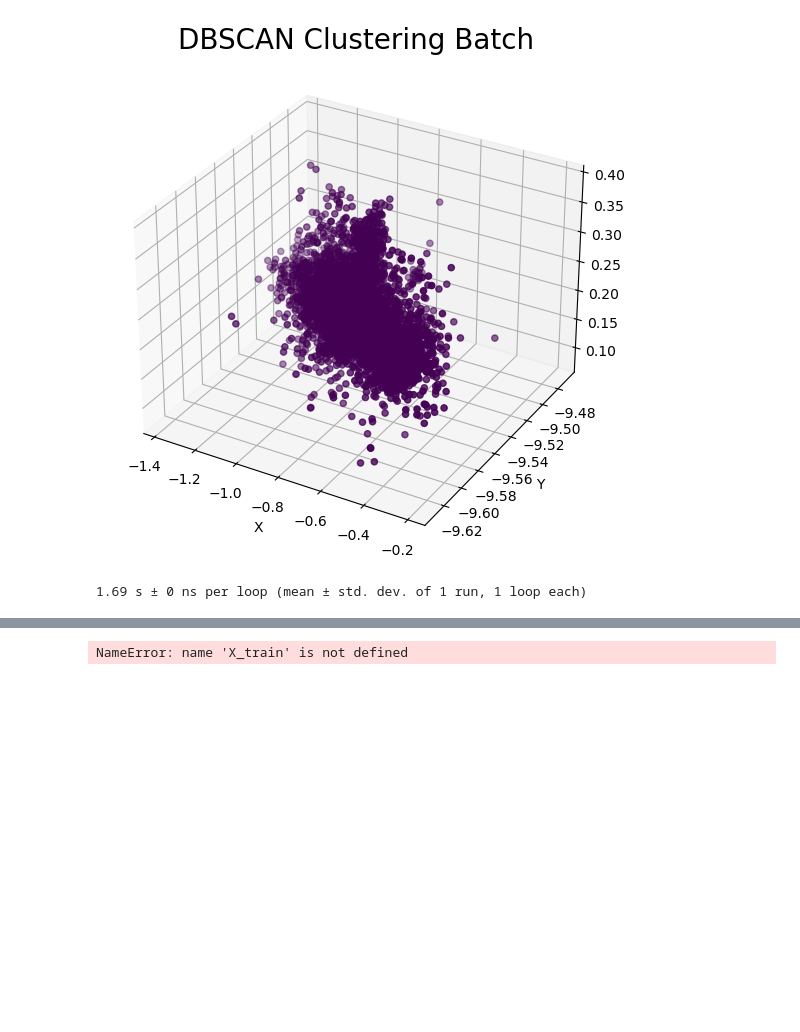
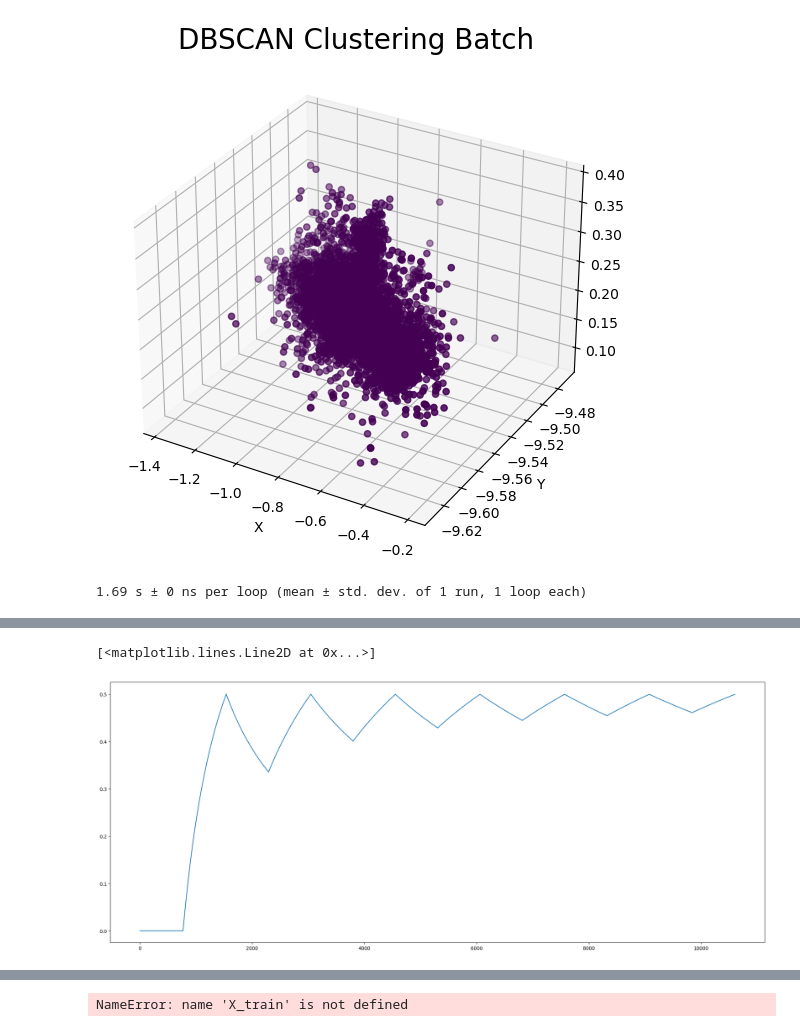
Before and after one commit to BorisOskolkov/Anomaly-detection, a Jupyter notebook: Anomaly detection.ipynb, the cells around one changed output, grey strips where cells are left out. Saved outputs shown, nothing was run; the diff lists cells and outputs as text; code cells hidden in the pictures; blank space fills up the shorter version.

```diff
--- a/Anomaly detection.ipynb
+++ b/Anomaly detection.ipynb
@@ -727,3 +727,16 @@ Accuracy 18.3 %
+# %%
+acc_cumul_db = np.zeros_like(labels_inj_rand, dtype = float)
+counter = 0
+for i in range(len(y_pred)):
+
+    if y_pred[i] == labels_inj_rand[i]:
+        counter +=1
+    acc_cumul_db[i] = (counter+(y_pred[i] == labels_inj_rand[i])*1)/(i+1)
+plt.figure(figsize= (25,10))
+plt.plot(acc_cumul_db)
+# %% [output]
+[<matplotlib.lines.Line2D at 0x...>]
+[figure, added]
 # %%
 %%timeit -r 1 -n 1
 k_means = cluster.KMeans(n_clusters=2, seed=42)
```
Also changed, not shown: parts of 14 cells of this notebook.
